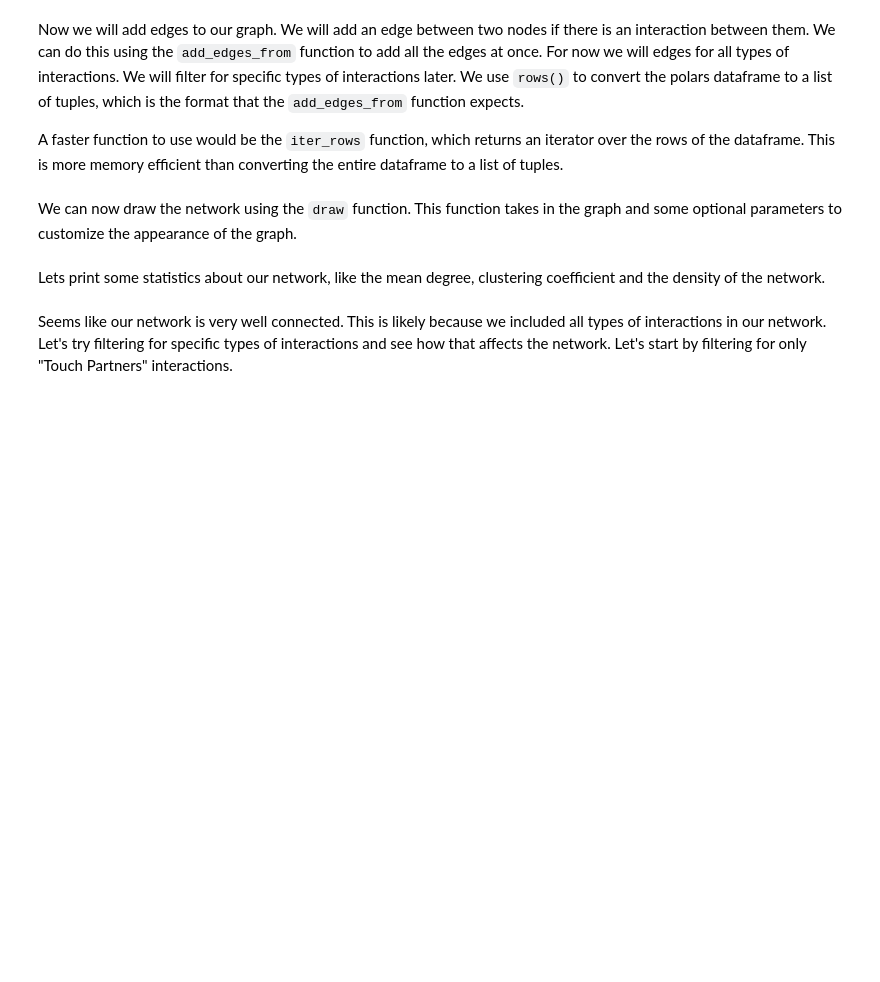
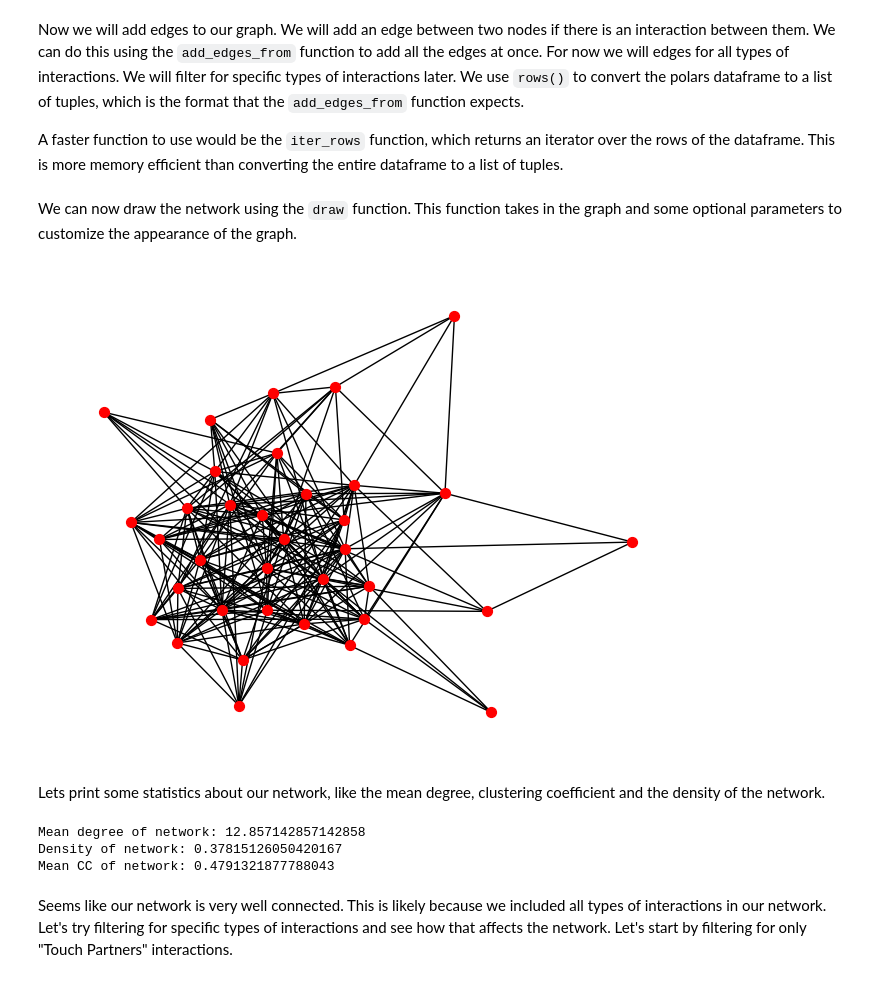
Before and after one commit to rahulsunilkumar/BIOL4559homework, a Jupyter notebook: lab-02.ipynb, the cells around one changed output. Cells and saved outputs as stored; diff of their text form; code cells hidden in the pictures; blank space fills up the shorter version.

```diff
--- a/lab-02.ipynb
+++ b/lab-02.ipynb
@@ -45,18 +99,61 @@ Now that we have cleaned our data, we can start choosing which data we want to u
 # %% [markdown]
 We can use a one-line function to do the above task using bitwise operators.
+# %%
+# You can also make use of bitwise operators to do it all at once
+df_6B_2018 = df.filter((pl.col('condo') == '6B') & (pl.col('datetime').dt.year() == 2018)
+                       & ((pl.col('datetime').dt.month() == 7)))
+
+# Think as (Condition 1) & (Condition 2) & (Condition 3), only return TRUE if all three are TRUE for a row.
 # %% [markdown]
 # Creating Networks
 
 Now that we have our data filtered, we can start to build our networks. We will use the networkx library to build our networks. The first step is to create an empty graph using the `Graph` function (Just like in Lab 1).
+# %%
+G = nx.Graph()
 # %% [markdown]
 Now we will add nodes to our graph. We will add all the unique `focal_id` values as nodes in our graph. We can do this using the `add_nodes_from` function to add all the nodes at once.
+# %%
+G.add_nodes_from(df_6B_2018["focal_id"].to_list())
 # %% [markdown]
 Now we will add edges to our graph. We will add an edge between two nodes if there is an interaction between them. We can do this using the `add_edges_from` function to add all the edges at once. For now we will edges for all types of interactions. We will filter for specific types of interactions later. We use `rows()` to convert the polars dataframe to a list of tuples, which is the format that the `add_edges_from` function expects.
 
 A faster function to use would be the `iter_rows` function, which returns an iterator over the rows of the dataframe. This is more memory efficient than converting the entire dataframe to a list of tuples.
+# %%
+# Lets create a list of all the edges
+edge_list = (df_6B_2018['focal_id', 'partner_id']).rows()
+
+# or
+edge_list = df_6B_2018['focal_id', 'partner_id'].iter_rows()
+
+# Adding all edges to the network
+G.add_edges_from(edge_list)
 # %% [markdown]
 We can now draw the network using the `draw` function. This function takes in the graph and some optional parameters to customize the appearance of the graph.
+# %%
+nx.draw(G, with_labels = False, node_size = 50, node_color='red')
+# %% [output]
+[figure, added]
 # %% [markdown]
 Lets print some statistics about our network, like the mean degree, clustering coefficient and the density of the network.
+# %%
+n = G.number_of_nodes() # Calculating number of nodes
+m = G.number_of_edges() # Calculating number of edges
+
+k_list = [] # Empty list to store degree of nodes
+for j in G.nodes: # Looping over all nodes
+    k_list.append(G.degree[j]) # Adding degree of each node to the list
+
+k_G = sum(k_list)/len(k_list) # Finding mean degree
+print(f"Mean degree of network: {k_G}")
+
+density_G = m / (n * (n-1) / 2) # Finding density
+print(f"Density of network: {density_G}")
+
+CC_G = nx.average_clustering(G) # Finding average CC
+print(f"Mean CC of network: {CC_G}")
+# %% [output]
+Mean degree of network: 12.857142857142858
+Density of network: 0.37815126050420167
+Mean CC of network: 0.4791321877788043
 # %% [markdown]
 Seems like our network is very well connected. This is likely because we included all types of interactions in our network. Let's try filtering for specific types of interactions and see how that affects the network. Let's start by filtering for only "Touch Partners" interactions.
```
Also changed, not shown: parts of 19 cells of this notebook.
